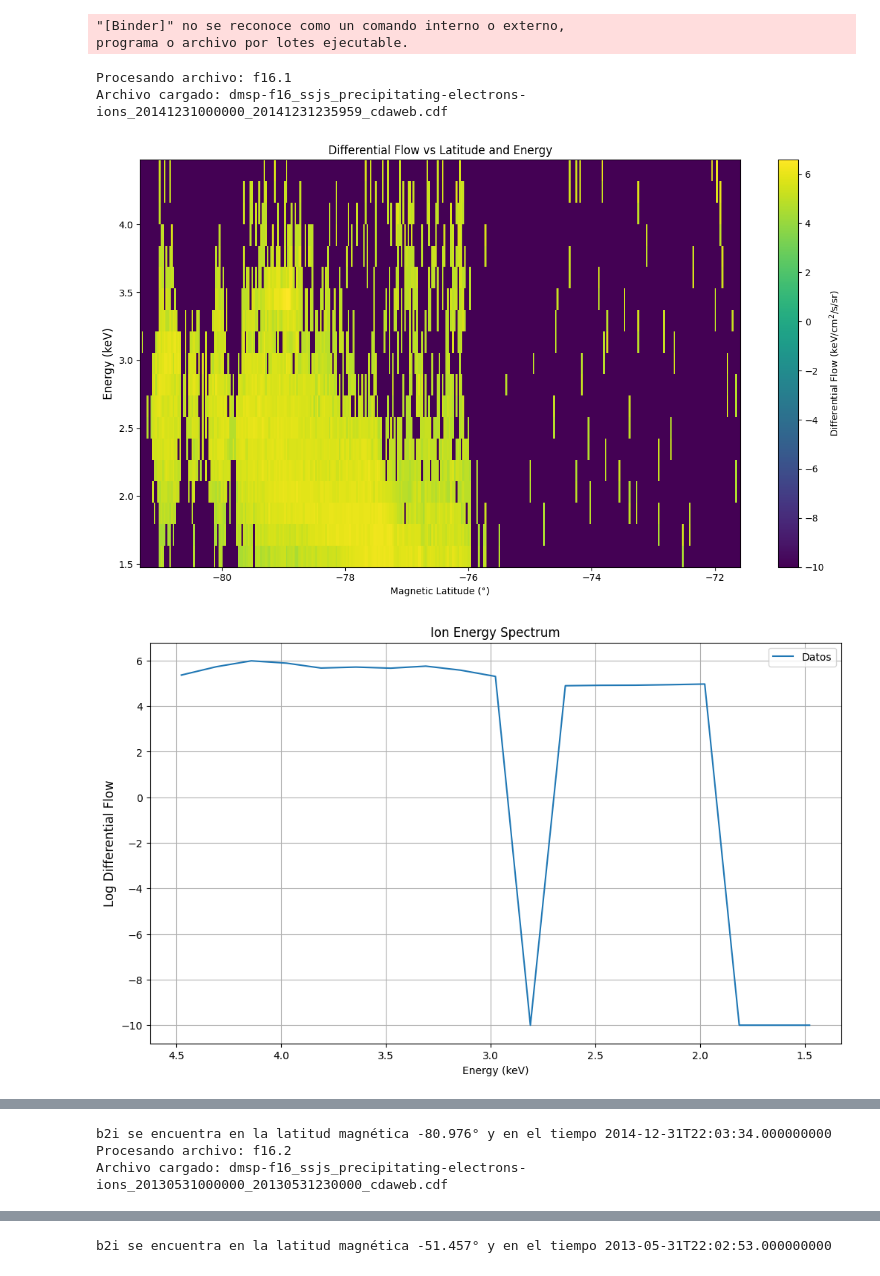
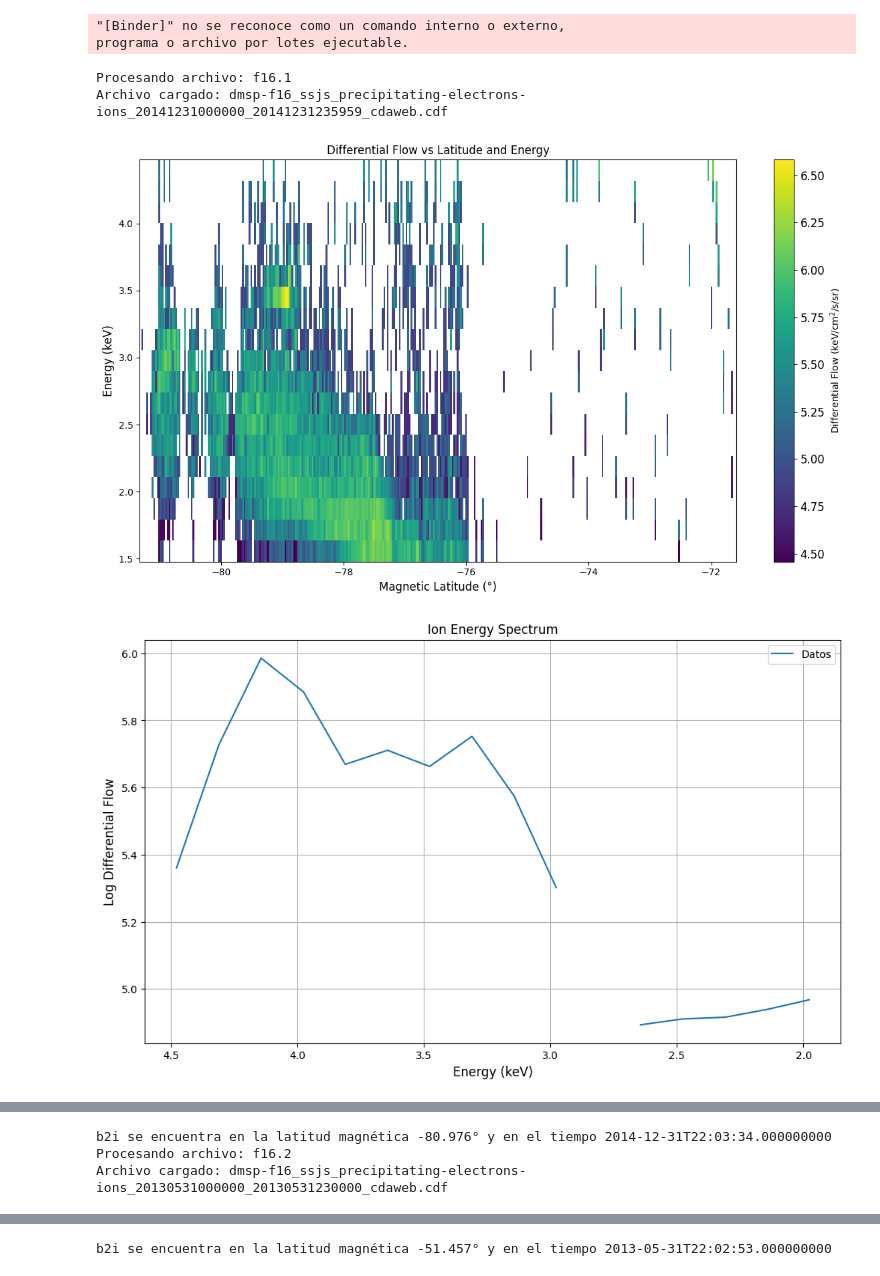
Before and after one commit to BenjaminEdwardsUsach/Proyecto_OvationPyme, a Jupyter notebook: OvationReborn1.2.ipynb, the cells around one changed output, grey strips where cells are left out. Cells and saved outputs as stored; diff of their text form; code cells hidden in the pictures.

```diff
--- a/OvationReborn1.2.ipynb
+++ b/OvationReborn1.2.ipynb
@@ -70,8 +70,7 @@ def logaritmizar_ajustado(array): #NECESITO VERIFICAR ESTA INFORMACIÓN
     Returns:
         array: Datos logaritmizados.
     """
-    epsilon = 1e-10
-    return np.log10(array + epsilon)
+    return np.log10(array)
 
 
 def calculo_delta(energias): #HAY UNA FUNCIÓN QUE HACE EL PROCESO AUTOMÁTICO PERO NO CONCUERDA, USAR ESTA FUNCIÓN?
@@ -125,8 +124,9 @@ def graficocolor(latitudes, energias, flujo, titulo, xlabel, ylabel, labelcolorb
     energy_edges = np.linspace(energias.min(), energias.max(), len(energias) + 1)
     plt.figure(figsize=(12, 7))
     plt.pcolormesh(lat_edges, energy_edges, flujo, cmap="viridis", shading='auto')
-    plt.colorbar(label=labelcolorbar)
-    plt.xlabel(xlabel)
+    cbar = plt.colorbar(label=labelcolorbar)
+    cbar.ax.tick_params(labelsize=12)
+    plt.xlabel(xlabel, fontsize = 12)
     plt.ylabel(ylabel, fontsize = 12)
     plt.title(titulo)
     plt.tight_layout()
@@ -146,7 +146,7 @@ def graficar(x, y, titulo, xlabel, ylabel):
     plt.figure(figsize=(12, 7))
     plt.plot(x, y, label='Datos')
     plt.title(titulo)
-    plt.xlabel(xlabel)
+    plt.xlabel(xlabel, fontsize = 12)
     plt.ylabel(ylabel, fontsize = 12)
     plt.grid()
     plt.legend()
@@ -220,34 +220,34 @@ def flujo_energetico_dms(filename, rango, espectro, bandas):
     # Calcular y mostrar b2i
     b2i, max_indice = calcular_b2i(latitudes[N1:N2], total_flujo)
     print(f"b2i se encuentra en la latitud magnética {b2i:.3f}° y en el tiempo {tiempo[N1:N2][max_indice]}")
 
-# Parámetros y archivos en un diccionario, AQUI SE PUEDE AÑADIR MÁS ARCHIVOS, HAY UNA FORMA DE MEJORAR ESTO? Y SUPONGO QUE ESOS DATOS SON LOS QUE DEBO AUTOMATIZAR, NO?
-archivos_datos = {#disponibilidad para añladir más elementos necesarios para el análisis
+# Parámetros y archivos en un diccionario
+archivos_datos =  {#disponibilidad para añladir más elementos necesarios para el análisis
     "f16.1": {
         "archivo": "dmsp-f16_ssjs_precipitating-electrons-ions_20141231000000_20141231235959_cdaweb.cdf",
         "rango_datos": (79300, 79650),
         "espectro_datos": 79400,
         "bandas_energeticas": 6
     },
     "f16.2": {
         "archivo": "dmsp-f16_ssjs_precipitating-electrons-ions_20130531000000_20130531230000_cdaweb.cdf",
         "rango_datos": (79300, 79650),
         "espectro_datos": 79400,
         "bandas_energeticas": 6
     }
 }
 
 # Iterar sobre el diccionario y aplicar la función principal
 for nombre, parametros in archivos_datos.items():
     print(f"Procesando archivo: {nombre}")
     flujo_energetico_dms(
         parametros["archivo"],
         parametros["rango_datos"],
         parametros["espectro_datos"],
         parametros["bandas_energeticas"]
     )
 # %% [output]
 Procesando archivo: f16.1
 Archivo cargado: dmsp-f16_ssjs_precipitating-electrons-ions_20141231000000_20141231235959_cdaweb.cdf
-[figure, old version]
+[figure, new version]
-[figure, old version]
+[figure, new version]
```
Also changed, not shown: parts of 1 cell of this notebook.
